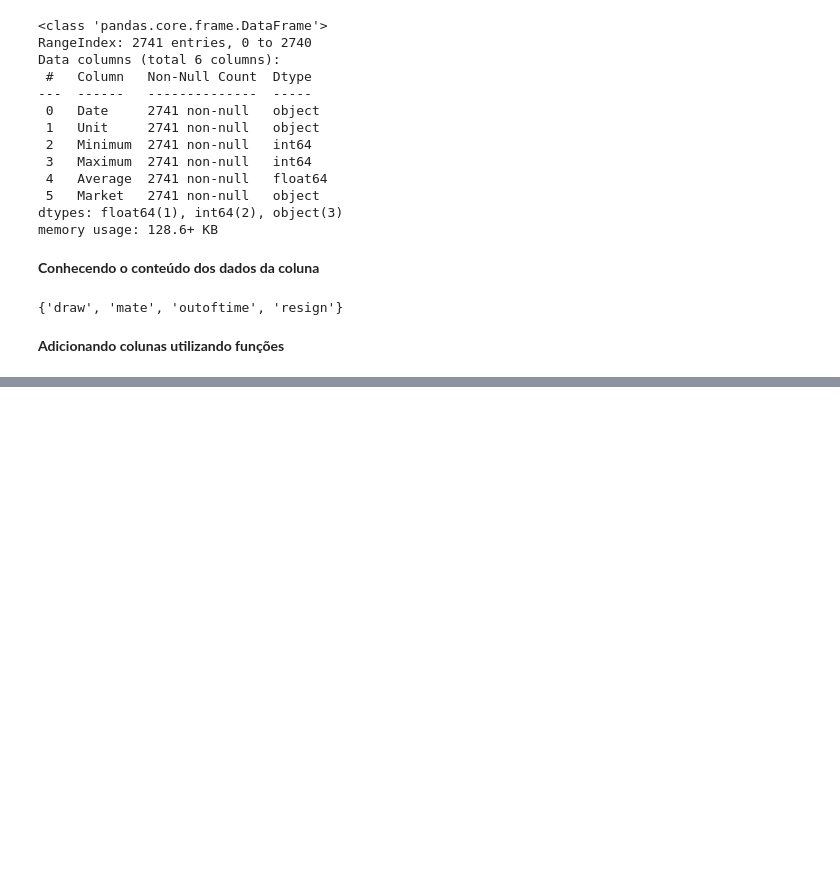
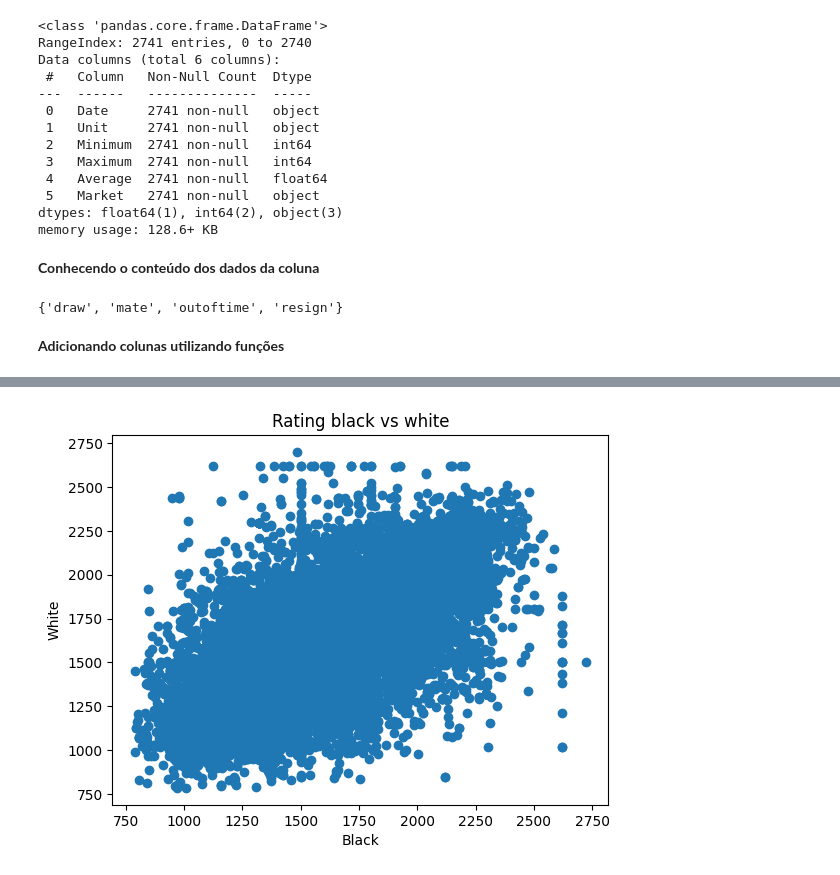
Before and after one commit to alessandrabarcelos/Principais-bibliotecas-de-Machine-Learning, a Jupyter notebook: bibliotecasml.ipynb, the cells around one changed output, grey strips where cells are left out. Saved outputs shown, nothing was run; the diff lists cells and outputs as text; code cells hidden in the pictures; blank space fills up the shorter version.

```diff
--- a/bibliotecasml.ipynb
+++ b/bibliotecasml.ipynb
@@ -99,0 +334,10 @@ set (df_excel['victory_status'])
+# %%
+# Gráfico de pontos
+
+plt.scatter(chess['black_rating'], chess['white_rating'])
+plt.xlabel('Black')
+plt.ylabel('White')
+plt.title('Rating black vs white')
+plt.show()
+# %% [output]
+[figure, added]
```
Also changed, not shown: parts of 36 cells of this notebook.
